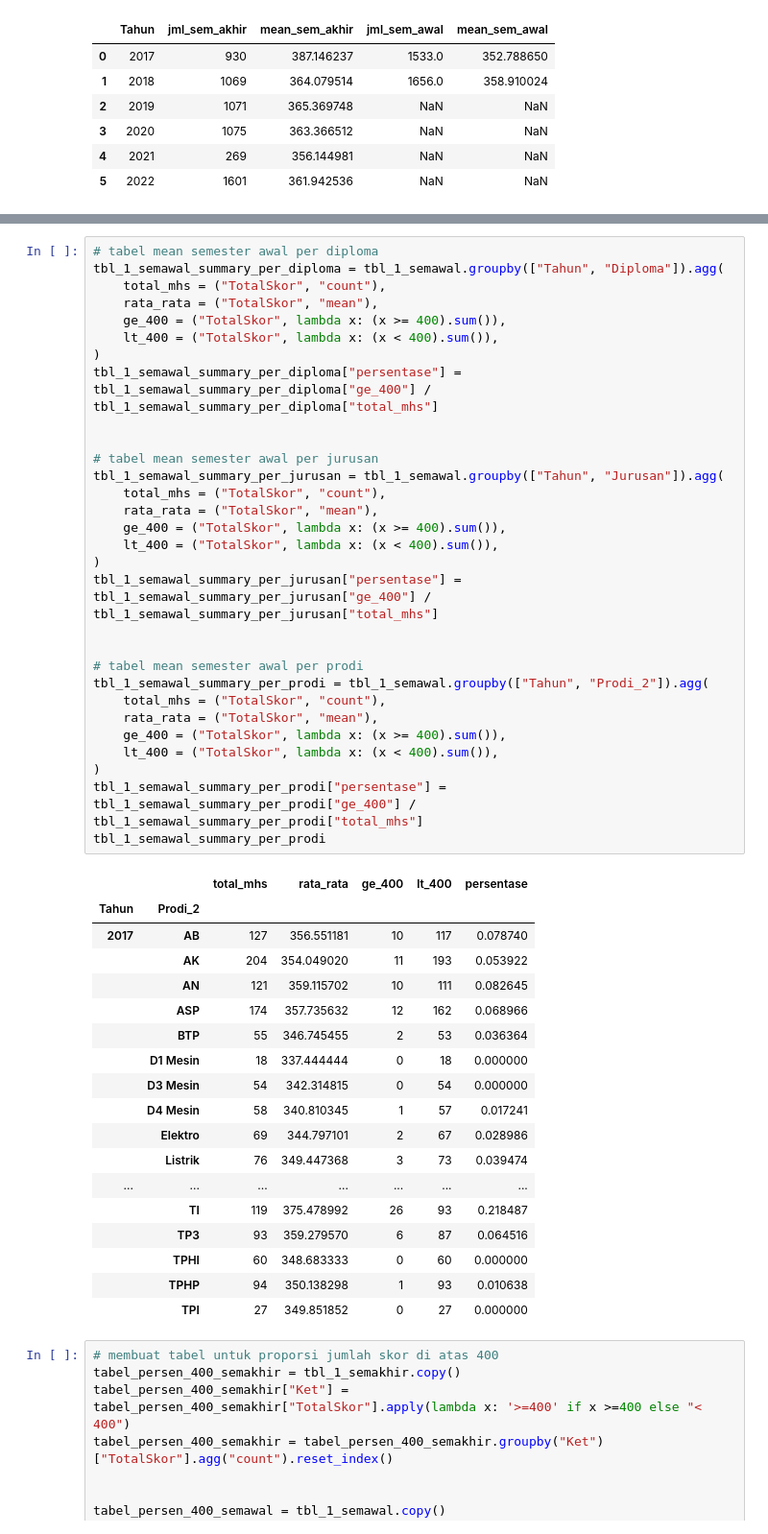
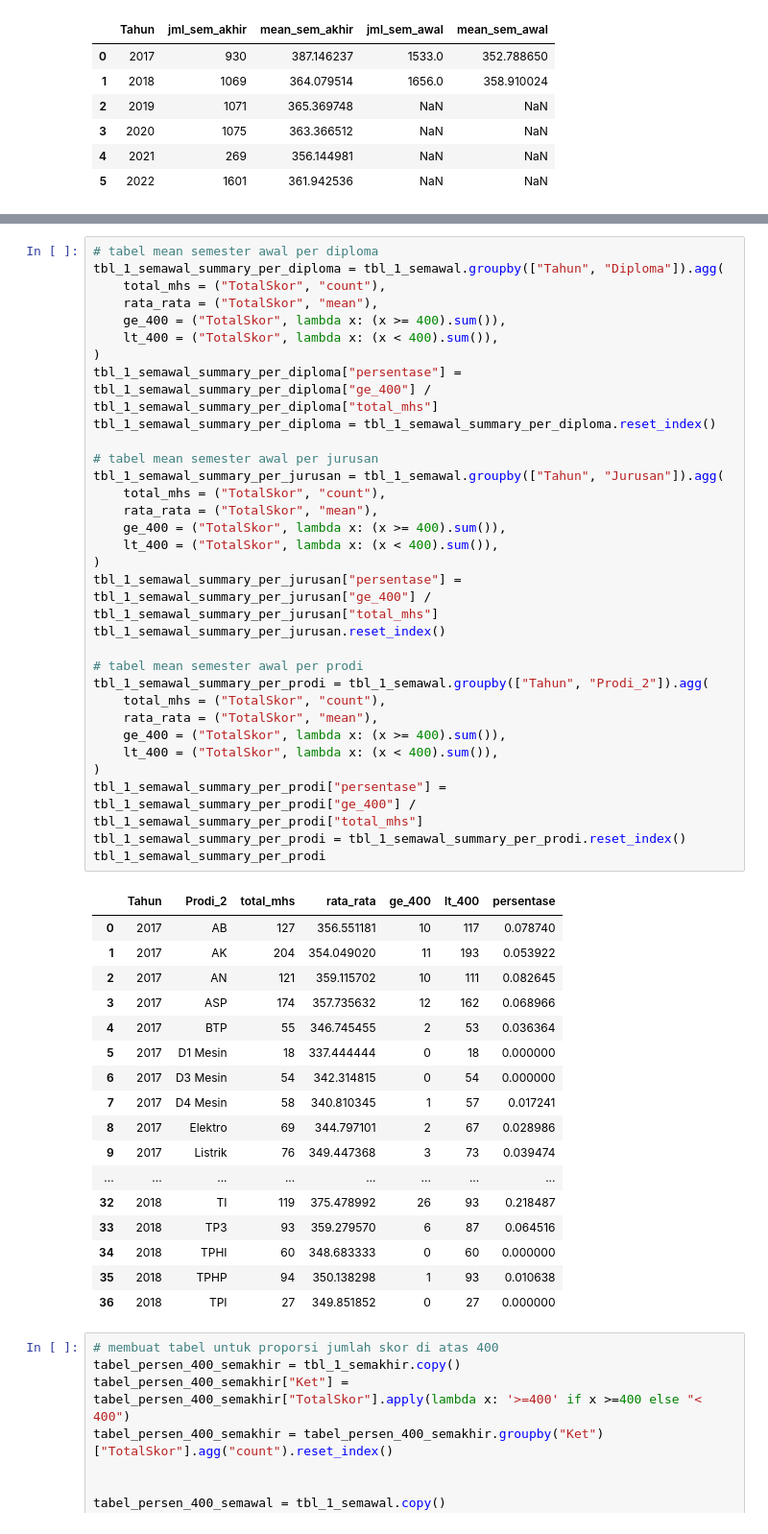
Before and after one commit to yosirodotcom/update-to-gsheet, a Jupyter notebook: main.ipynb, the cells around one changed output, grey strips where cells are left out. Shown: that part at 96% size. Cells and saved outputs as stored; diff of their text form.

```diff
--- a/main.ipynb
+++ b/main.ipynb
@@ -128,52 +124,52 @@ tbl_1_semakhir_summary_per_prodi["persentase"] = tbl_1_semakhir_summary_per_prod
 # %%
 # tabel mean semester awal per diploma
 tbl_1_semawal_summary_per_diploma = tbl_1_semawal.groupby(["Tahun", "Diploma"]).agg(
     total_mhs = ("TotalSkor", "count"),
     rata_rata = ("TotalSkor", "mean"),
     ge_400 = ("TotalSkor", lambda x: (x >= 400).sum()),
     lt_400 = ("TotalSkor", lambda x: (x < 400).sum()),
 )
 tbl_1_semawal_summary_per_diploma["persentase"] = tbl_1_semawal_summary_per_diploma["ge_400"] / tbl_1_semawal_summary_per_diploma["total_mhs"]
-
+tbl_1_semawal_summary_per_diploma = tbl_1_semawal_summary_per_diploma.reset_index()
 
 # tabel mean semester awal per jurusan
 tbl_1_semawal_summary_per_jurusan = tbl_1_semawal.groupby(["Tahun", "Jurusan"]).agg(
     total_mhs = ("TotalSkor", "count"),
     rata_rata = ("TotalSkor", "mean"),
     ge_400 = ("TotalSkor", lambda x: (x >= 400).sum()),
     lt_400 = ("TotalSkor", lambda x: (x < 400).sum()),
 )
 tbl_1_semawal_summary_per_jurusan["persentase"] = tbl_1_semawal_summary_per_jurusan["ge_400"] / tbl_1_semawal_summary_per_jurusan["total_mhs"]
-
+tbl_1_semawal_summary_per_jurusan.reset_index()
 
 # tabel mean semester awal per prodi
 tbl_1_semawal_summary_per_prodi = tbl_1_semawal.groupby(["Tahun", "Prodi_2"]).agg(
     total_mhs = ("TotalSkor", "count"),
     rata_rata = ("TotalSkor", "mean"),
     ge_400 = ("TotalSkor", lambda x: (x >= 400).sum()),
     lt_400 = ("TotalSkor", lambda x: (x < 400).sum()),
 )
 tbl_1_semawal_summary_per_prodi["persentase"] = tbl_1_semawal_summary_per_prodi["ge_400"] / tbl_1_semawal_summary_per_prodi["total_mhs"]
+tbl_1_semawal_summary_per_prodi = tbl_1_semawal_summary_per_prodi.reset_index()
 tbl_1_semawal_summary_per_prodi
 # %% [output]
-|  |  | total_mhs | rata_rata | ge_400 | lt_400 | persentase |
-| Tahun | Prodi_2 |  |  |  |  |  |
-| 2017 | AB | 127 | 356.551181 | 10 | 117 | 0.078740 |
-|  | AK | 204 | 354.049020 | 11 | 193 | 0.053922 |
-|  | AN | 121 | 359.115702 | 10 | 111 | 0.082645 |
-|  | ASP | 174 | 357.735632 | 12 | 162 | 0.068966 |
-|  | BTP | 55 | 346.745455 | 2 | 53 | 0.036364 |
-|  | D1 Mesin | 18 | 337.444444 | 0 | 18 | 0.000000 |
-|  | D3 Mesin | 54 | 342.314815 | 0 | 54 | 0.000000 |
-|  | D4 Mesin | 58 | 340.810345 | 1 | 57 | 0.017241 |
-|  | Elektro | 69 | 344.797101 | 2 | 67 | 0.028986 |
-|  | Listrik | 76 | 349.447368 | 3 | 73 | 0.039474 |
-| ... | ... | ... | ... | ... | ... | ... |
-|  | TI | 119 | 375.478992 | 26 | 93 | 0.218487 |
-|  | TP3 | 93 | 359.279570 | 6 | 87 | 0.064516 |
-|  | TPHI | 60 | 348.683333 | 0 | 60 | 0.000000 |
-|  | TPHP | 94 | 350.138298 | 1 | 93 | 0.010638 |
-|  | TPI | 27 | 349.851852 | 0 | 27 | 0.000000 |
+|  | Tahun | Prodi_2 | total_mhs | rata_rata | ge_400 | lt_400 | persentase |
+| 0 | 2017 | AB | 127 | 356.551181 | 10 | 117 | 0.078740 |
+| 1 | 2017 | AK | 204 | 354.049020 | 11 | 193 | 0.053922 |
+| 2 | 2017 | AN | 121 | 359.115702 | 10 | 111 | 0.082645 |
+| 3 | 2017 | ASP | 174 | 357.735632 | 12 | 162 | 0.068966 |
+| 4 | 2017 | BTP | 55 | 346.745455 | 2 | 53 | 0.036364 |
+| 5 | 2017 | D1 Mesin | 18 | 337.444444 | 0 | 18 | 0.000000 |
+| 6 | 2017 | D3 Mesin | 54 | 342.314815 | 0 | 54 | 0.000000 |
+| 7 | 2017 | D4 Mesin | 58 | 340.810345 | 1 | 57 | 0.017241 |
+| 8 | 2017 | Elektro | 69 | 344.797101 | 2 | 67 | 0.028986 |
+| 9 | 2017 | Listrik | 76 | 349.447368 | 3 | 73 | 0.039474 |
+| ... | ... | ... | ... | ... | ... | ... | ... |
+| 32 | 2018 | TI | 119 | 375.478992 | 26 | 93 | 0.218487 |
+| 33 | 2018 | TP3 | 93 | 359.279570 | 6 | 87 | 0.064516 |
+| 34 | 2018 | TPHI | 60 | 348.683333 | 0 | 60 | 0.000000 |
+| 35 | 2018 | TPHP | 94 | 350.138298 | 1 | 93 | 0.010638 |
+| 36 | 2018 | TPI | 27 | 349.851852 | 0 | 27 | 0.000000 |
 # %%
 # membuat tabel untuk proporsi jumlah skor di atas 400
 tabel_persen_400_semakhir = tbl_1_semakhir.copy()
```
Also changed, not shown: parts of 2 cells of this notebook, 1 other file.
